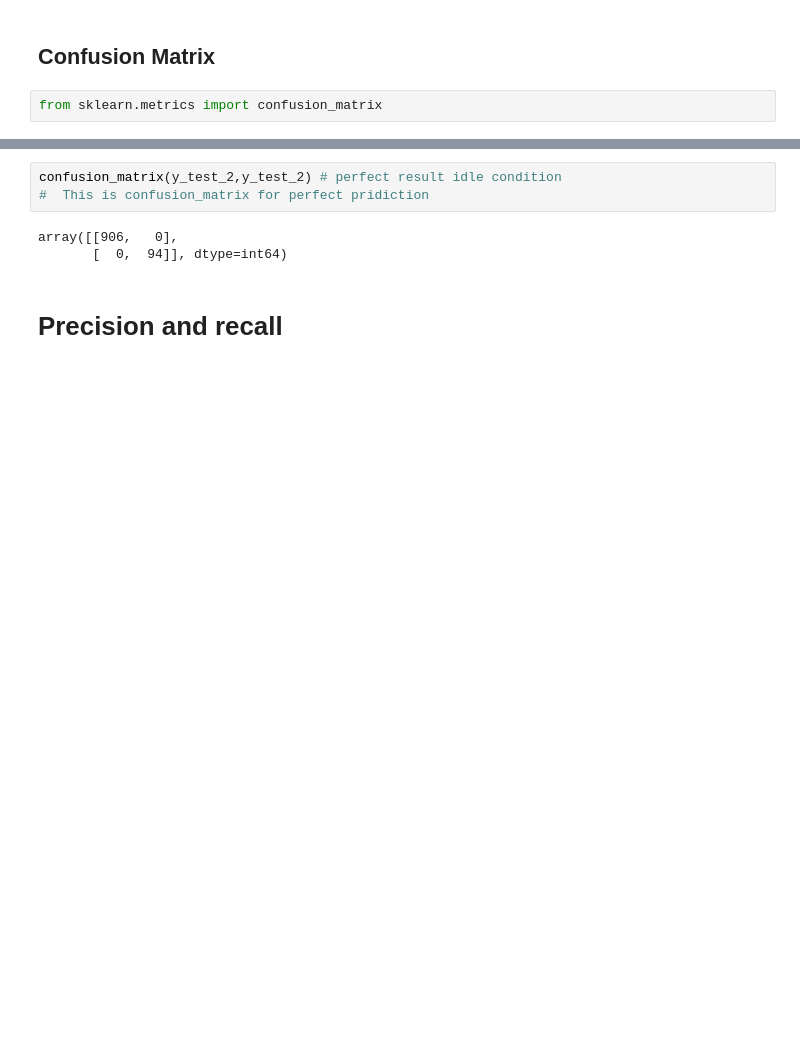
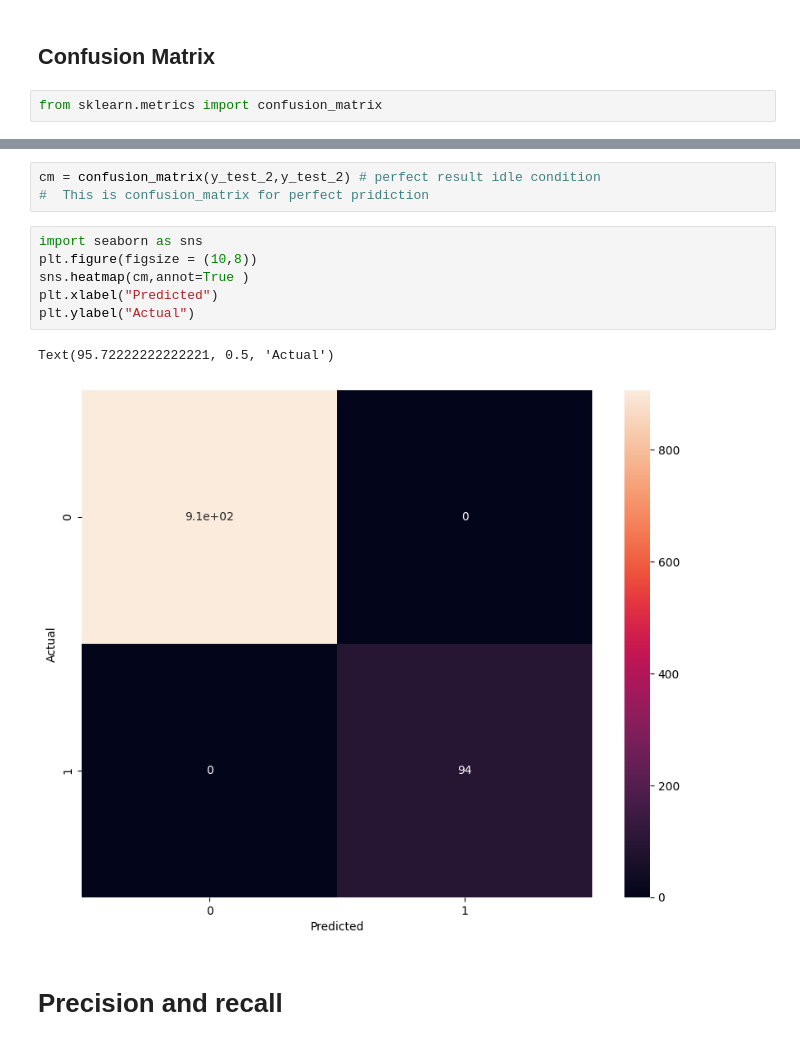
Before and after one commit to Sami-Ansari/Hand_Writing_Predict, a Jupyter notebook: handWrittenDigital.ipynb, the cells around one changed output, grey strips where cells are left out. Drawn from its saved outputs; the diff is of its cells as text; blank space fills up the shorter version.

Commit message:
Confusion matrix

```diff
--- a/handWrittenDigital.ipynb
+++ b/handWrittenDigital.ipynb
@@ -102,9 +106,15 @@ array([[5268,  151],
 # %%
-confusion_matrix(y_test_2,y_test_2) # perfect result idle condition
+cm = confusion_matrix(y_test_2,y_test_2) # perfect result idle condition
 #  This is confusion_matrix for perfect pridiction
-# %% [output]
-array([[906,   0],
-       [  0,  94]], dtype=int64)
+# %%
+import seaborn as sns
+plt.figure(figsize = (10,8))
+sns.heatmap(cm,annot=True )
+plt.xlabel("Predicted")
+plt.ylabel("Actual")
+# %% [output]
+Text(95.72222222222221, 0.5, 'Actual')
+[figure, added]
 # %% [markdown]
 # Precision and recall
 # %%
```
Also changed, not shown: parts of 11 cells of this notebook, 1 other file.
